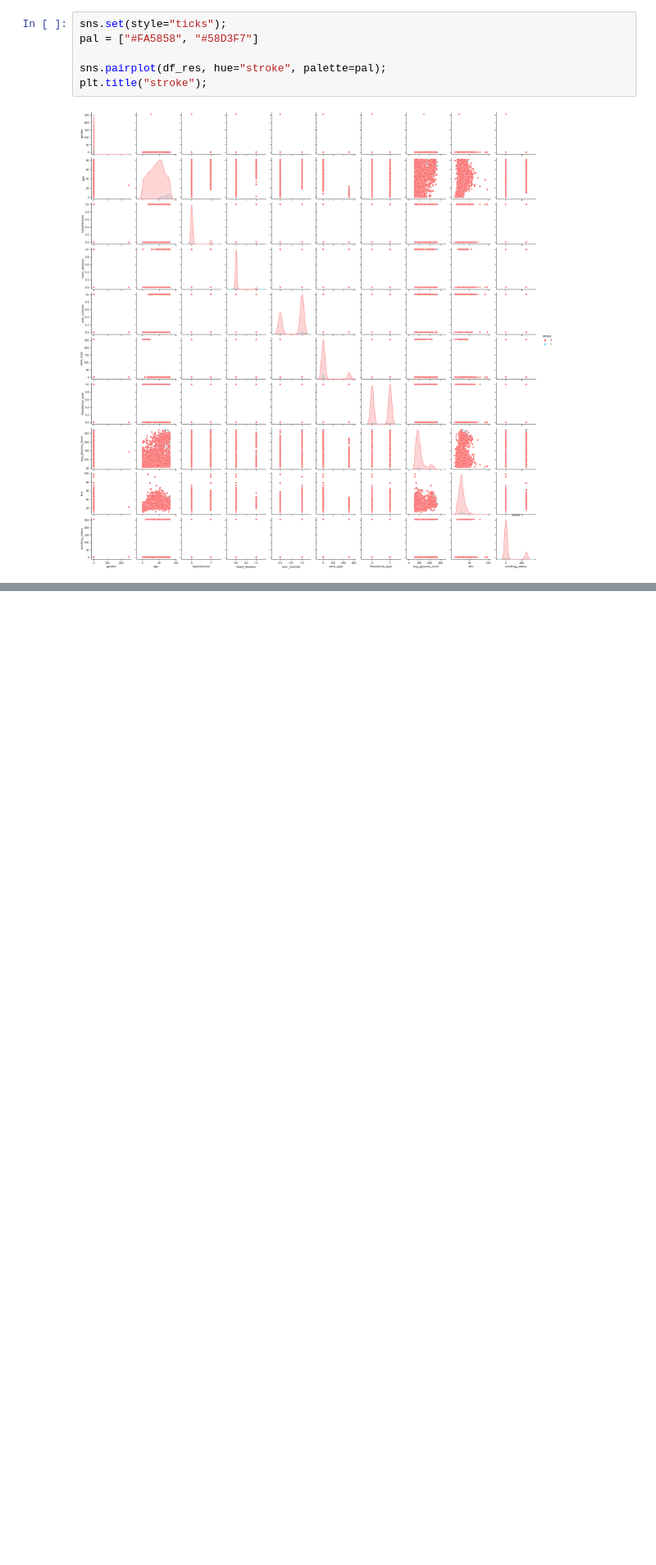
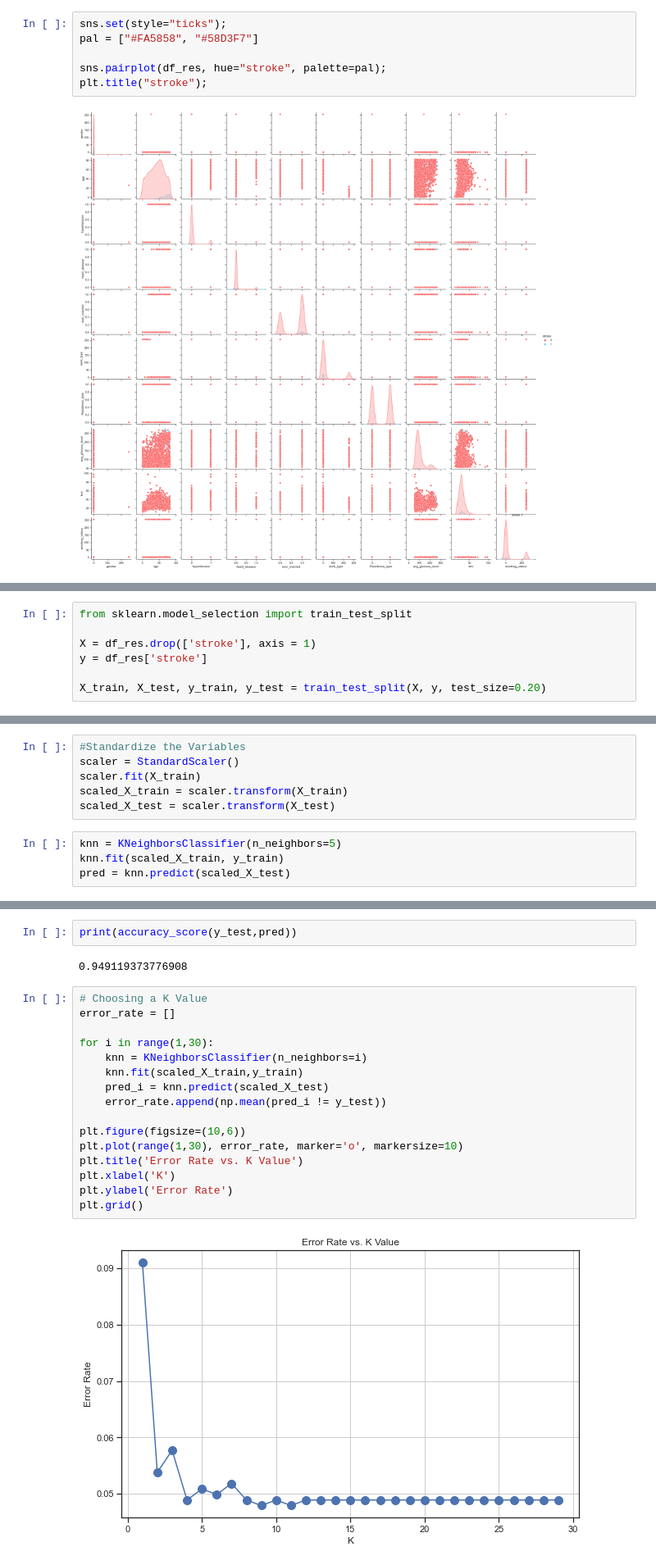
Before and after one commit to NKorzhik/Labs_AD, a Jupyter notebook: Laba2.ipynb, the cells around one changed output, grey strips where cells are left out. Shown at 82% size. Cells and saved outputs as stored; diff of their text form; blank space fills up the shorter version.

```diff
--- a/Laba2.ipynb
+++ b/Laba2.ipynb
@@ -189,0 +209,7 @@ plt.title("stroke");
+# %%
+from sklearn.model_selection import train_test_split
+
+X = df_res.drop(['stroke'], axis = 1)
+y = df_res['stroke']
+
+X_train, X_test, y_train, y_test = train_test_split(X, y, test_size=0.20)
@@ -189,0 +218,10 @@ plt.title("stroke");
+# %%
+#Standardize the Variables
+scaler = StandardScaler()
+scaler.fit(X_train)
+scaled_X_train = scaler.transform(X_train)
+scaled_X_test = scaler.transform(X_test)
+# %%
+knn = KNeighborsClassifier(n_neighbors=5)
+knn.fit(scaled_X_train, y_train)
+pred = knn.predict(scaled_X_test)
@@ -189,0 +242,22 @@ plt.title("stroke");
+# %%
+print(accuracy_score(y_test,pred))
+# %% [output]
+0.949119373776908
+# %%
+# Choosing a K Value
+error_rate = []
+
+for i in range(1,30):
+    knn = KNeighborsClassifier(n_neighbors=i)
+    knn.fit(scaled_X_train,y_train)
+    pred_i = knn.predict(scaled_X_test)
+    error_rate.append(np.mean(pred_i != y_test))
+
+plt.figure(figsize=(10,6))
+plt.plot(range(1,30), error_rate, marker='o', markersize=10)
+plt.title('Error Rate vs. K Value')
+plt.xlabel('K')
+plt.ylabel('Error Rate')
+plt.grid()
+# %% [output]
+[figure, added]
```
Also changed, not shown: parts of 13 cells of this notebook, 1 other file.
